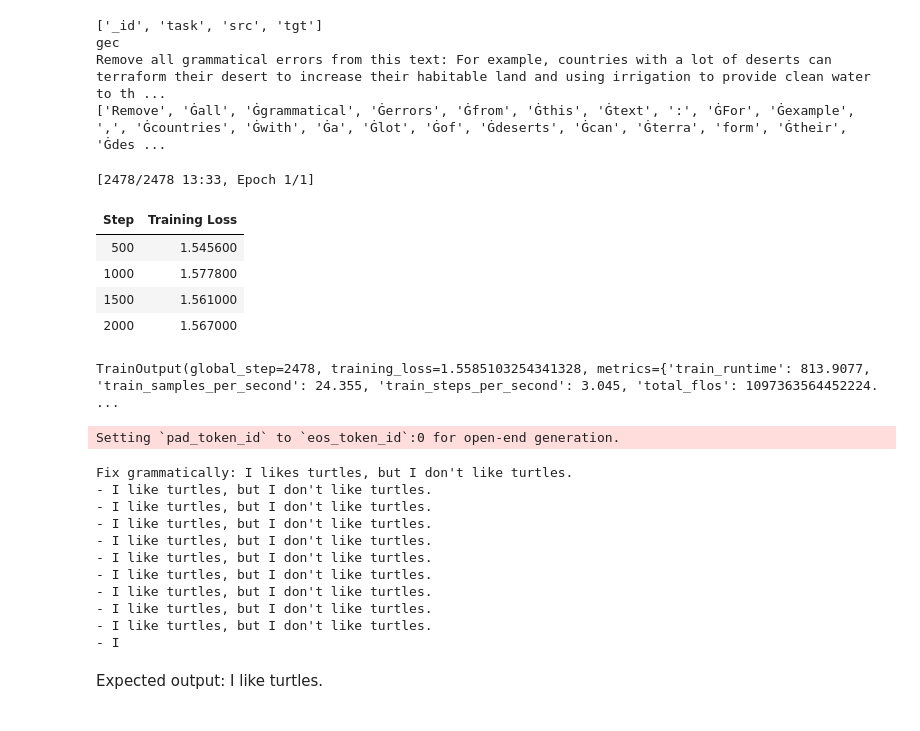
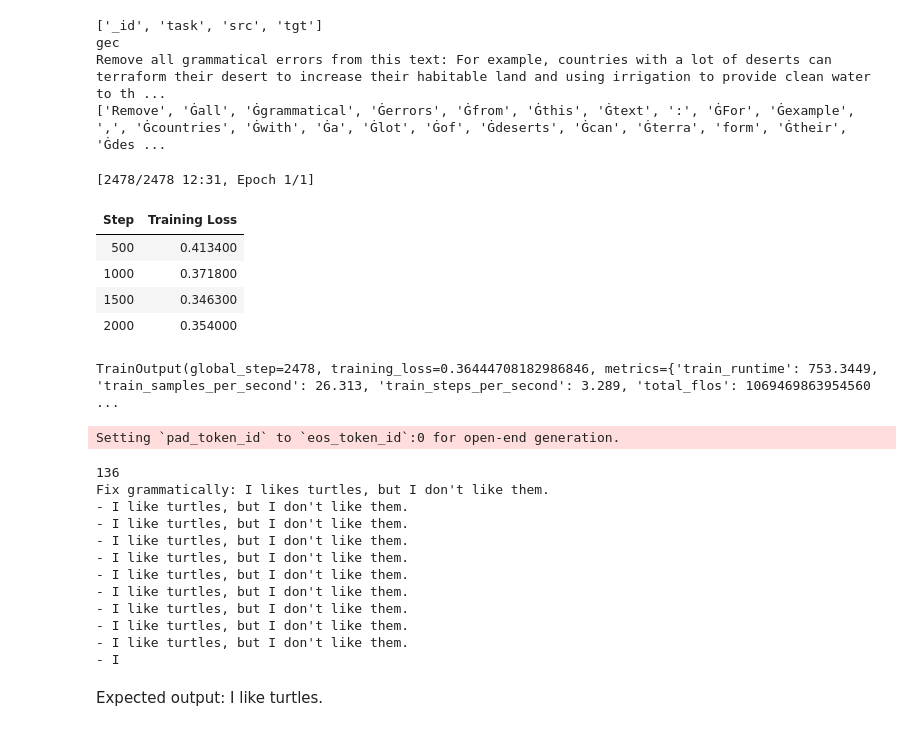
Before and after one commit to adragnar/cohere_eval, a Jupyter notebook: 2025_Scholar_Takehome_Exam.ipynb, the cells around one changed output. Saved outputs shown, nothing was run; the diff lists cells and outputs as text; code cells hidden in the pictures.

```diff
--- a/2025_Scholar_Takehome_Exam.ipynb
+++ b/2025_Scholar_Takehome_Exam.ipynb
@@ -577,37 +576,46 @@ Remove all grammatical errors from this text: For example, countries with a lot
 ['Remove', 'Ġall', 'Ġgrammatical', 'Ġerrors', 'Ġfrom', 'Ġthis', 'Ġtext', ':', 'ĠFor', 'Ġexample', ',', 'Ġcountries', 'Ġwith', 'Ġa', 'Ġlot', 'Ġof', 'Ġdeserts', 'Ġcan', 'Ġterra', 'form', 'Ġtheir', 'Ġdes ...
 # %%
 # TRL - Transformer Reinforcement Learning -- https://huggingface.co/docs/trl/en/index
-from trl import SFTConfig, SFTTrainer
+
+#Finetuning on completions only because want model to learn grammatically correct sentences
+#Applying Data collator that masks out all EOS tokens except the first so model learns tpo predcit end of sentence
+#Adding a '\n ###Answer' heading before the answer so that model does not treat the '.' at the end of each src entry as a [SEP] token
+
+from trl import SFTConfig, SFTTrainer, DataCollatorForCompletionOnlyLM
 
 def formatting_prompts_func(example):
     output_texts = []
     for i in range(len(example['_id'])):
-        text = f"### Question: {example['src'][i]}\n ### Answer: {example['tgt'][i]}"
+        text = f"{example['src'][i]}\n ### Answer: {example['tgt'][i]}"
         output_texts.append(text)
     return output_texts
 
 # TODO: Run SFT
 sft_config = SFTConfig(max_seq_length=576, \
                        output_dir = "/tmp", \
                        num_train_epochs=1)
 
+
+response_template = "\n ### Answer:"
+collator = DataCollatorForCompletionOnlyLM(response_template, tokenizer=tokenizer)
+
 trainer = SFTTrainer(
     model,
     train_dataset=train_ds,
     args=sft_config,
-    # tokenizer=tokenizer,
-    formatting_func=formatting_prompts_func
+    formatting_func=formatting_prompts_func,
+    data_collator=collator
 )
 
 trainer.train()
 # %% [output]
-[2478/2478 13:33, Epoch 1/1]
+[2478/2478 12:31, Epoch 1/1]
 | Step | Training Loss |
-| 500 | 1.545600 |
-| 1000 | 1.577800 |
-| 1500 | 1.561000 |
-| 2000 | 1.567000 |
+| 500 | 0.413400 |
+| 1000 | 0.371800 |
+| 1500 | 0.346300 |
+| 2000 | 0.354000 |
-TrainOutput(global_step=2478, training_loss=1.5585103254341328, metrics={'train_runtime': 813.9077, 'train_samples_per_second': 24.355, 'train_steps_per_second': 3.045, 'total_flos': 1097363564452224. ...
+TrainOutput(global_step=2478, training_loss=0.36444708182986846, metrics={'train_runtime': 753.3449, 'train_samples_per_second': 26.313, 'train_steps_per_second': 3.289, 'total_flos': 1069469863954560 ...
 # %%
 # Quick test if your model works properly
 def format_text(text: str) -> str:
@@ -618,20 +626,22 @@ def format_text(text: str) -> str:
 # Example of how to run inference on a single example
 text = "Fix grammatically: I likes turtles"
 inputs = tokenizer(format_text(text), return_tensors="pt", padding=True, truncation=True, max_length=128)
+inputs = inputs.to('cuda')
 outputs = model.generate(**inputs, max_new_tokens=128, temperature=0.0)
 print(tokenizer.decode(outputs[0]))
 # %% [output]
 Setting `pad_token_id` to `eos_token_id`:0 for open-end generation.
-Fix grammatically: I likes turtles, but I don't like turtles.
-- I like turtles, but I don't like turtles.
-- I like turtles, but I don't like turtles.
-- I like turtles, but I don't like turtles.
-- I like turtles, but I don't like turtles.
-- I like turtles, but I don't like turtles.
-- I like turtles, but I don't like turtles.
-- I like turtles, but I don't like turtles.
-- I like turtles, but I don't like turtles.
-- I like turtles, but I don't like turtles.
+136
+Fix grammatically: I likes turtles, but I don't like them.
+- I like turtles, but I don't like them.
+- I like turtles, but I don't like them.
+- I like turtles, but I don't like them.
+- I like turtles, but I don't like them.
+- I like turtles, but I don't like them.
+- I like turtles, but I don't like them.
+- I like turtles, but I don't like them.
+- I like turtles, but I don't like them.
+- I like turtles, but I don't like them.
 - I
 # %% [markdown]
 Expected output: I like turtles.
```
Also changed, not shown: parts of 5 cells of this notebook.
